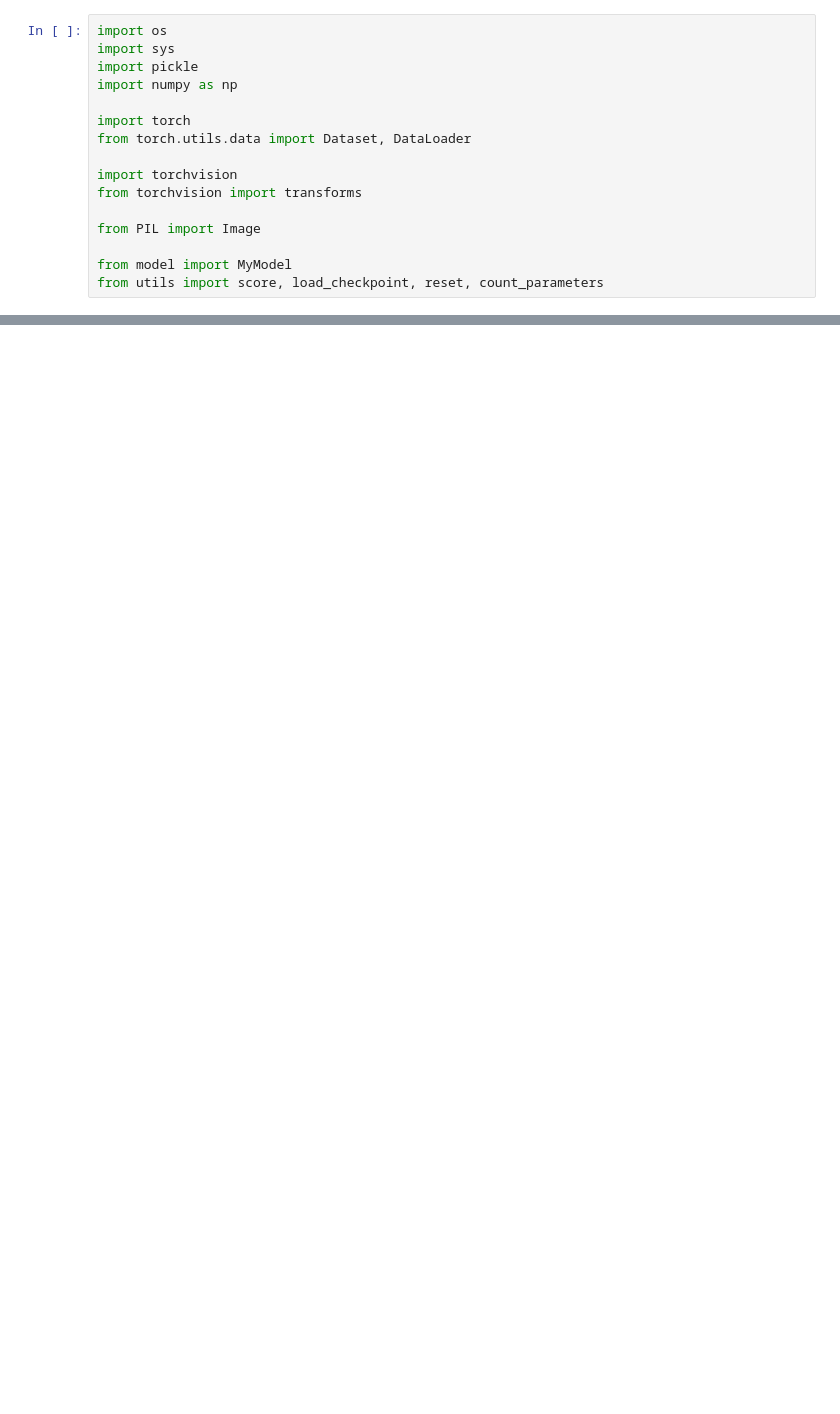
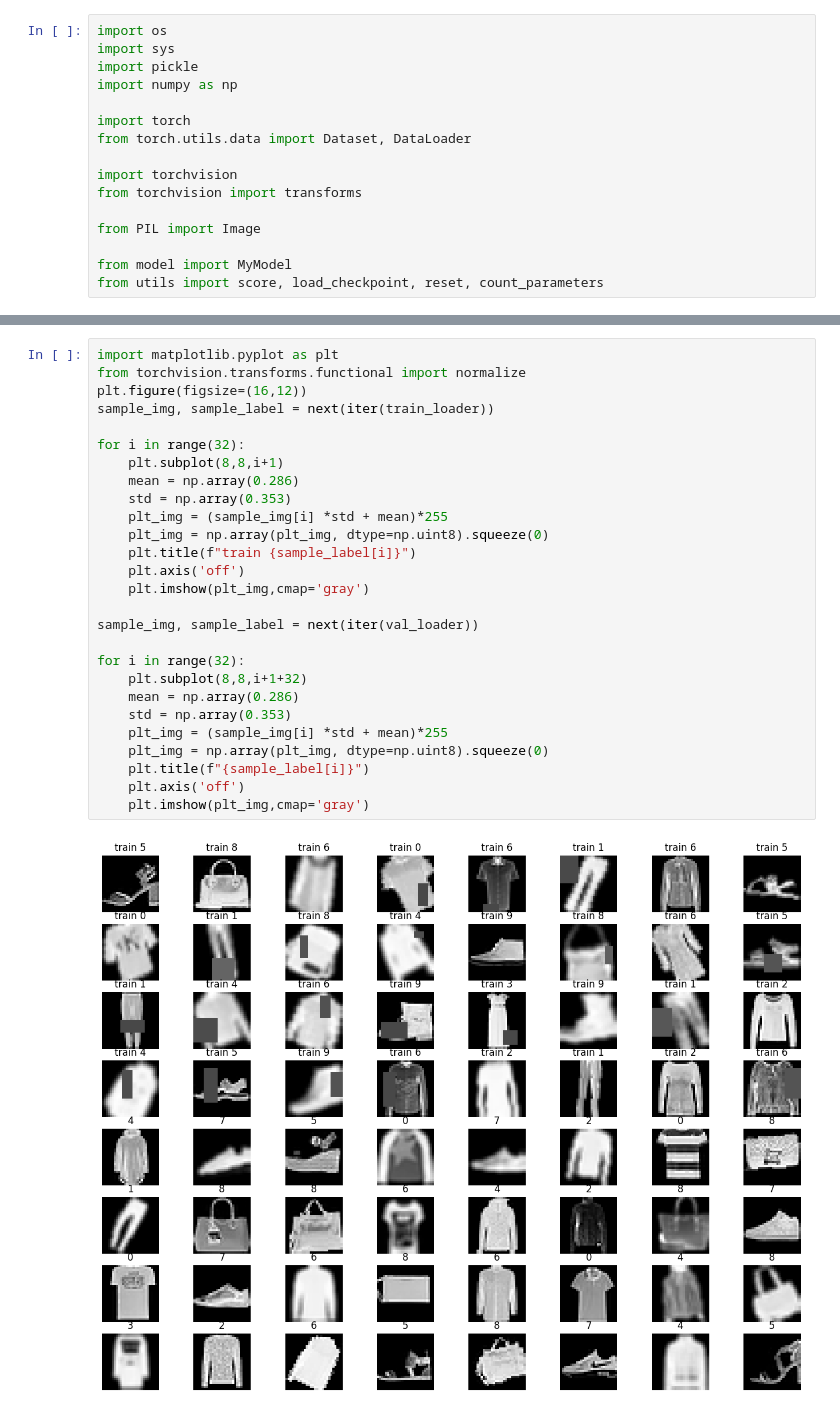
Before and after one commit to yunguks/ai-toolkit, a Jupyter notebook: train.ipynb, the cells around one changed output, grey strips where cells are left out. Saved outputs shown, nothing was run; the diff lists cells and outputs as text; blank space fills up the shorter version.

```diff
--- a/train.ipynb
+++ b/train.ipynb
@@ -65,0 +119,29 @@ def train(model, sample):
+# %%
+import matplotlib.pyplot as plt
+from torchvision.transforms.functional import normalize
+plt.figure(figsize=(16,12))
+sample_img, sample_label = next(iter(train_loader))
+
+for i in range(32):
+    plt.subplot(8,8,i+1)
+    mean = np.array(0.286)
+    std = np.array(0.353)
+    plt_img = (sample_img[i] *std + mean)*255
+    plt_img = np.array(plt_img, dtype=np.uint8).squeeze(0)
+    plt.title(f"train {sample_label[i]}")
+    plt.axis('off')
+    plt.imshow(plt_img,cmap='gray')
+
+sample_img, sample_label = next(iter(val_loader))
+
+for i in range(32):
+    plt.subplot(8,8,i+1+32)
+    mean = np.array(0.286)
+    std = np.array(0.353)
+    plt_img = (sample_img[i] *std + mean)*255
+    plt_img = np.array(plt_img, dtype=np.uint8).squeeze(0)
+    plt.title(f"{sample_label[i]}")
+    plt.axis('off')
+    plt.imshow(plt_img,cmap='gray')
+# %% [output]
+[figure, added]
```
Also changed, not shown: parts of 12 cells of this notebook, 2 other files.
